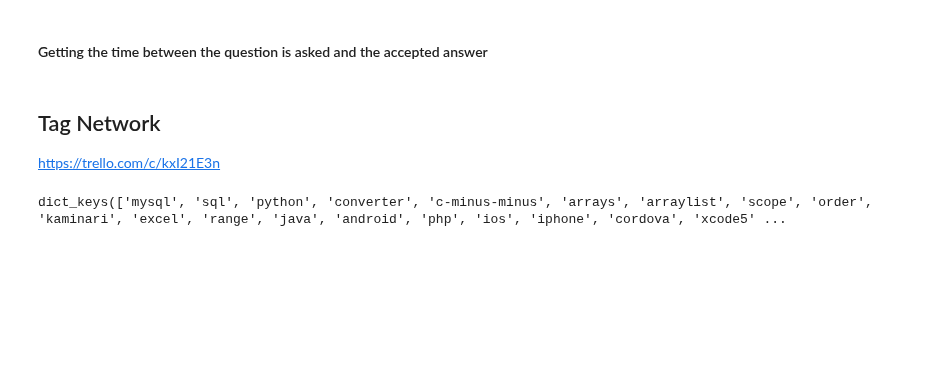
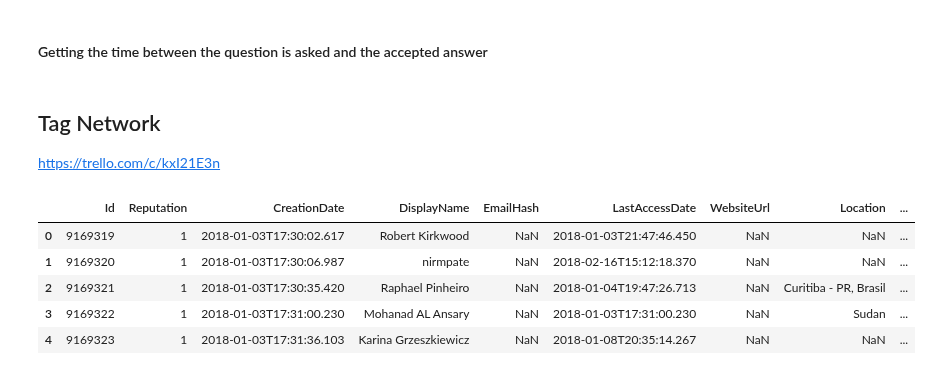
Before and after one commit to MaksimDan/160-Stackoverflow, a Jupyter notebook: source/eda/archive/john-eda.ipynb, the cells around one changed output. Cells and saved outputs as stored; diff of their text form; code cells hidden in the pictures; blank space fills up the shorter version.

```diff
--- a/source/eda/archive/john-eda.ipynb
+++ b/source/eda/archive/john-eda.ipynb
@@ -146,6 +146,14 @@ with open('/Users/John/Dropbox/160-Stackoverflow-Data/tags/tag_network.json') as
     graph = json.load(json_file)
 # %%
 tag_dict = json.load(open('/Users/John/Dropbox/160-Stackoverflow-Data/tags/tag_index_network.json'))
-tag_dict.keys()
-# %% [output]
-dict_keys(['mysql', 'sql', 'python', 'converter', 'c-minus-minus', 'arrays', 'arraylist', 'scope', 'order', 'kaminari', 'excel', 'range', 'java', 'android', 'php', 'ios', 'iphone', 'cordova', 'xcode5' ...
+# %%
+users = pd.read_csv(path('Users.csv'))
+# %%
+users.head()
+# %% [output]
+|  | Id | Reputation | CreationDate | DisplayName | EmailHash | LastAccessDate | WebsiteUrl | Location | ... |
+| 0 | 9169319 | 1 | 2018-01-03T17:30:02.617 | Robert Kirkwood | NaN | 2018-01-03T21:47:46.450 | NaN | NaN | ... |
+| 1 | 9169320 | 1 | 2018-01-03T17:30:06.987 | nirmpate | NaN | 2018-02-16T15:12:18.370 | NaN | NaN | ... |
+| 2 | 9169321 | 1 | 2018-01-03T17:30:35.420 | Raphael Pinheiro | NaN | 2018-01-04T19:47:26.713 | NaN | Curitiba - PR, Brasil | ... |
+| 3 | 9169322 | 1 | 2018-01-03T17:31:00.230 | Mohanad AL Ansary | NaN | 2018-01-03T17:31:00.230 | NaN | Sudan | ... |
+| 4 | 9169323 | 1 | 2018-01-03T17:31:36.103 | Karina Grzeszkiewicz | NaN | 2018-01-08T20:35:14.267 | NaN | NaN | ... |
```
Also changed, not shown: parts of 5 cells of this notebook, 2 other files.
